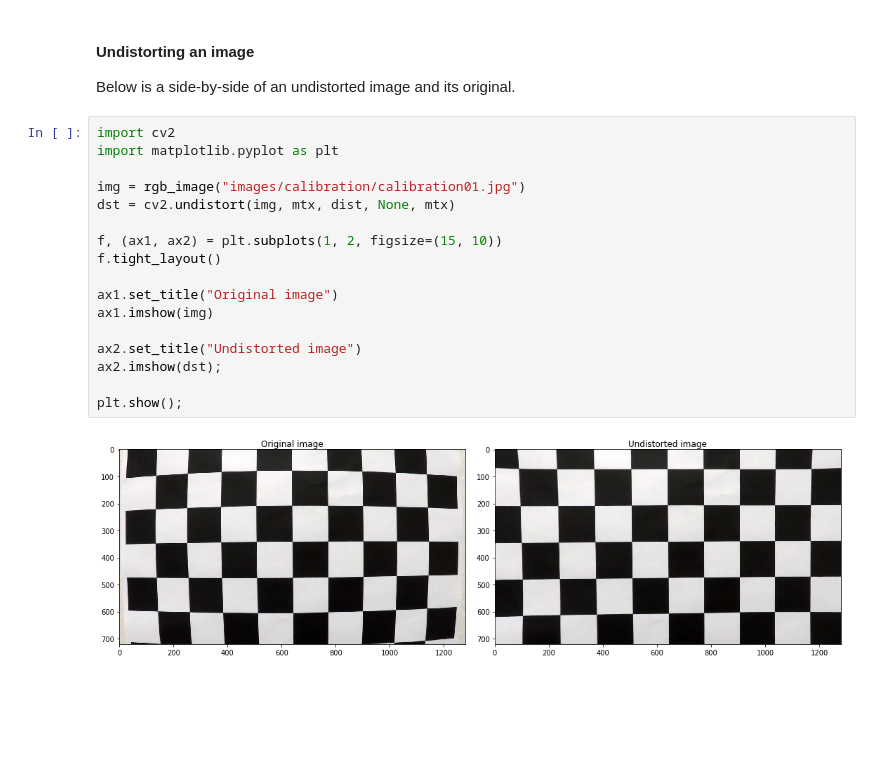
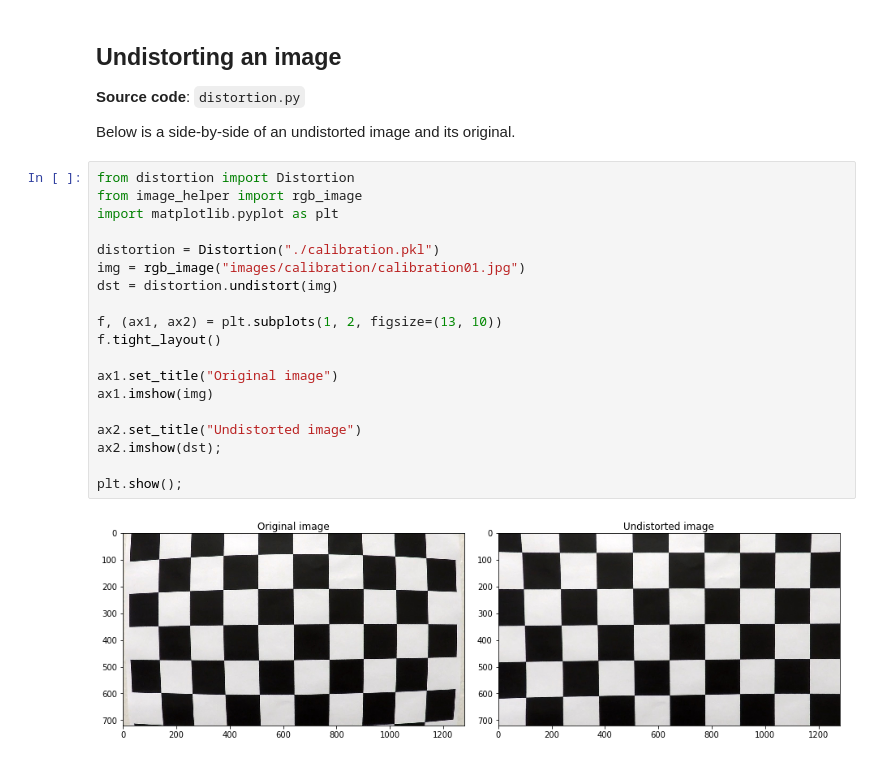
Before and after one commit to spadin/carnd-advanced-lane-lines, a Jupyter notebook: writeup.ipynb, the cells around one changed output. Cells and saved outputs as stored; diff of their text form; blank space fills up the shorter version.

```diff
--- a/writeup.ipynb
+++ b/writeup.ipynb
@@ -64,23 +14,27 @@ with open(output_file, "wb") as f:
 # %% [markdown]
-#### Undistorting an image
+## Undistorting an image
+
+**Source code**: `distortion.py`
 
 Below is a side-by-side of an undistorted image and its original.
 # %%
-import cv2
+from distortion import Distortion
+from image_helper import rgb_image
 import matplotlib.pyplot as plt
 
+distortion = Distortion("./calibration.pkl")
 img = rgb_image("images/calibration/calibration01.jpg")
-dst = cv2.undistort(img, mtx, dist, None, mtx)
+dst = distortion.undistort(img)
 
-f, (ax1, ax2) = plt.subplots(1, 2, figsize=(15, 10))
+f, (ax1, ax2) = plt.subplots(1, 2, figsize=(13, 10))
 f.tight_layout()
 
 ax1.set_title("Original image")
 ax1.imshow(img)
 
 ax2.set_title("Undistorted image")
 ax2.imshow(dst);
 
 plt.show();
 # %% [output]
-[figure, old version]
+[figure, new version]
```
Also changed, not shown: parts of 15 cells of this notebook, 19 other files.
